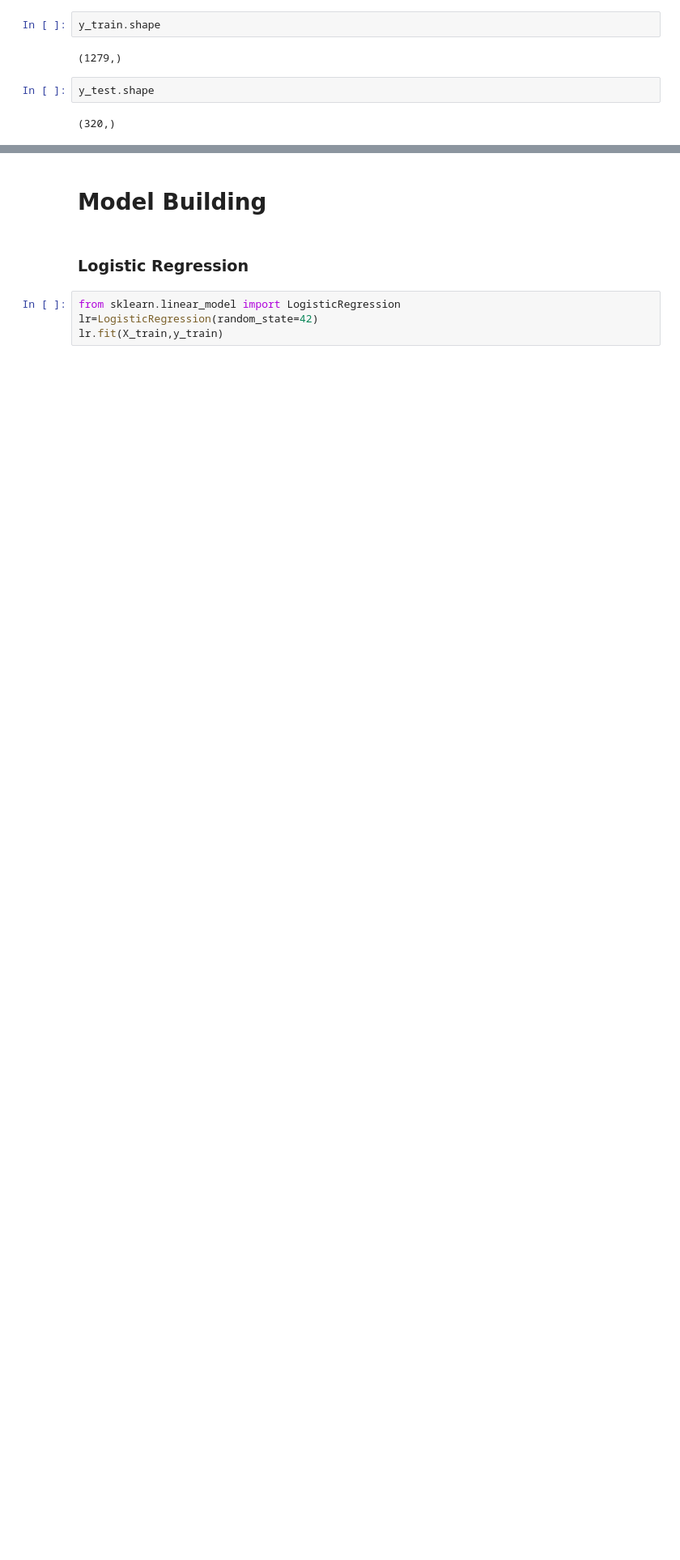
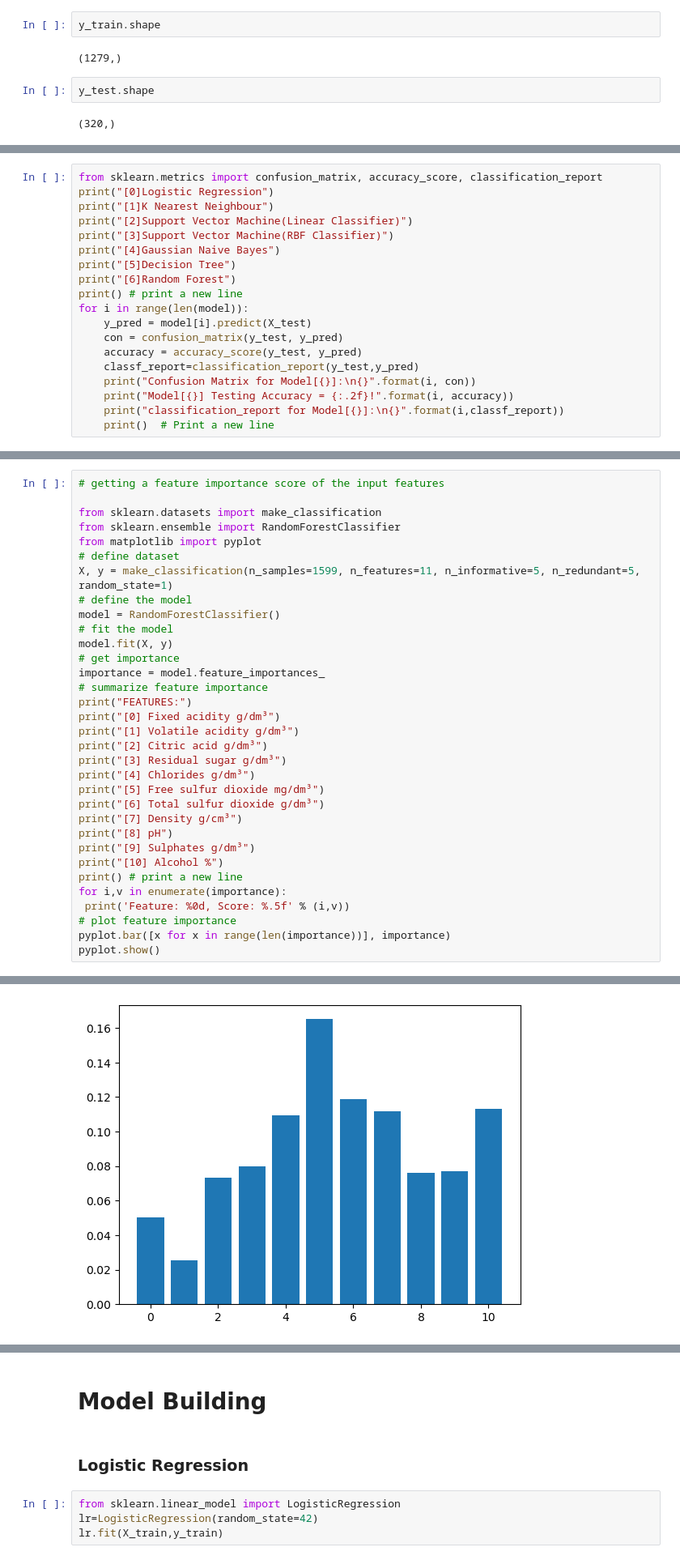
Before and after one commit to Godwin-Oti/Wine-Quality-Machine-Learning, a Jupyter notebook: Red_wine_ML.ipynb, the cells around one changed output, grey strips where cells are left out. Shown at 81% size. Saved outputs shown, nothing was run; the diff lists cells and outputs as text; blank space fills up the shorter version.

```diff
--- a/Red_wine_ML.ipynb
+++ b/Red_wine_ML.ipynb
@@ -250,0 +329,19 @@ y_test.shape
+# %%
+from sklearn.metrics import confusion_matrix, accuracy_score, classification_report
+print("[0]Logistic Regression")
+print("[1]K Nearest Neighbour")
+print("[2]Support Vector Machine(Linear Classifier)")
+print("[3]Support Vector Machine(RBF Classifier)")
+print("[4]Gaussian Naive Bayes")
+print("[5]Decision Tree")
+print("[6]Random Forest")
+print() # print a new line
+for i in range(len(model)):
+    y_pred = model[i].predict(X_test)
+    con = confusion_matrix(y_test, y_pred)
+    accuracy = accuracy_score(y_test, y_pred)
+    classf_report=classification_report(y_test,y_pred)
+    print("Confusion Matrix for Model[{}]:\n{}".format(i, con))
+    print("Model[{}] Testing Accuracy = {:.2f}!".format(i, accuracy))
+    print("classification_report for Model[{}]:\n{}".format(i,classf_report))
+    print()  # Print a new line
@@ -250,0 +461,34 @@ y_test.shape
+# %%
+# getting a feature importance score of the input features
+
+from sklearn.datasets import make_classification
+from sklearn.ensemble import RandomForestClassifier
+from matplotlib import pyplot
+# define dataset
+X, y = make_classification(n_samples=1599, n_features=11, n_informative=5, n_redundant=5, random_state=1)
+# define the model
+model = RandomForestClassifier()
+# fit the model
+model.fit(X, y)
+# get importance
+importance = model.feature_importances_
+# summarize feature importance
+print("FEATURES:")
+print("[0] Fixed acidity g/dm³")
+print("[1] Volatile acidity g/dm³")
+print("[2] Citric acid g/dm³")
+print("[3] Residual sugar g/dm³")
+print("[4] Chlorides g/dm³")
+print("[5] Free sulfur dioxide mg/dm³")
+print("[6] Total sulfur dioxide g/dm³")
+print("[7] Density g/cm³")
+print("[8] pH")
+print("[9] Sulphates g/dm³")
+print("[10] Alcohol %")
+print() # print a new line
+for i,v in enumerate(importance):
+ print('Feature: %0d, Score: %.5f' % (i,v))
+# plot feature importance
+pyplot.bar([x for x in range(len(importance))], importance)
+pyplot.show()
+# %% [output]
@@ -250,0 +512 @@ y_test.shape
+[figure, added]
```
Also changed, not shown: parts of 44 cells of this notebook, 2 other files.
